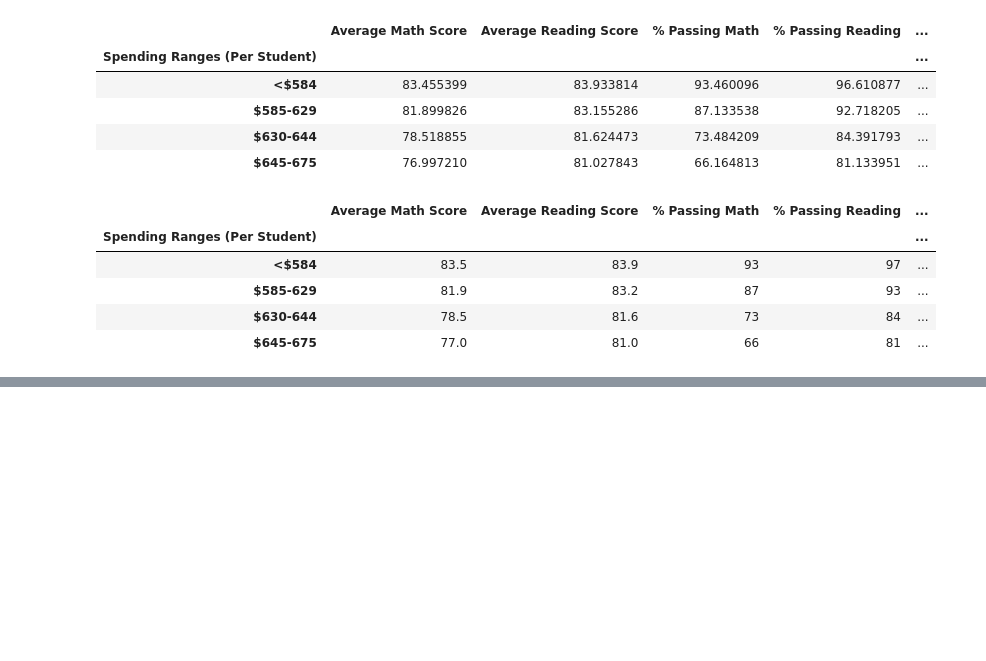
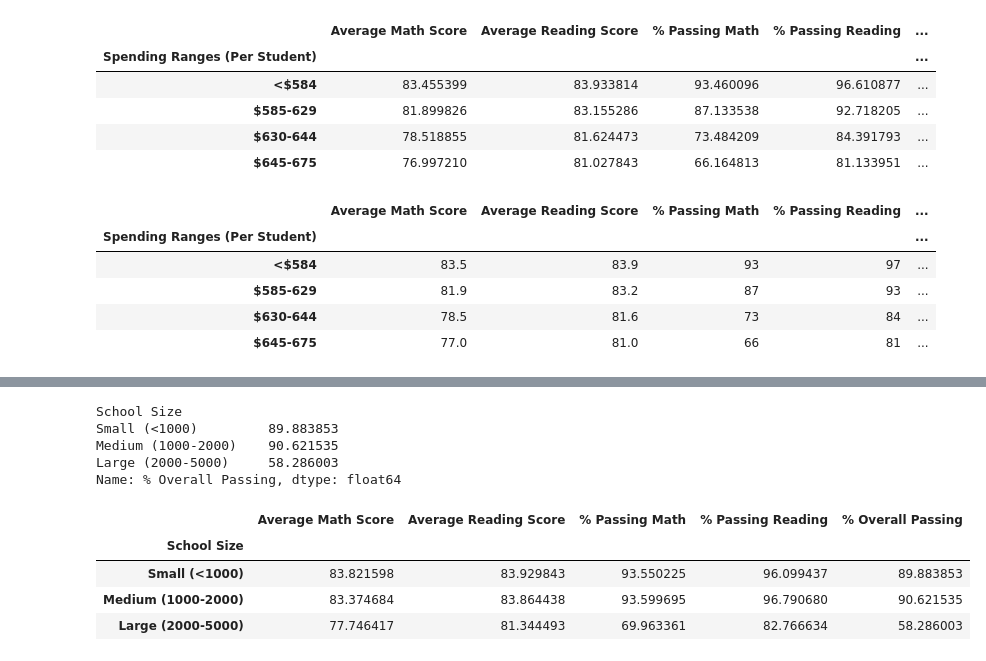
Before and after one commit to amykatherines/School_District_Analysis, a Jupyter notebook: PyCitySchools.ipynb, the cells around one changed output, grey strips where cells are left out. Cells and saved outputs as stored; diff of their text form; code cells hidden in the pictures; blank space fills up the shorter version.

Commit message:
Added size dataframe

```diff
--- a/PyCitySchools.ipynb
+++ b/PyCitySchools.ipynb
@@ -1191,0 +1225,10 @@ spending_summary_df
+# %%
+# Cut / Divide the per_school_counts into sizes
+# First establish the bins, always include 0 or a minimum end to the bucket
+size_bins = [0, 1000, 2000, 5000]
+# Set the names for the groups that the data will be cut into
+group_names =  ["Small (<1000)", "Medium (1000-2000)", "Large (2000-5000)"]
+# Categorize the data into a new column in the existing dataframe
+per_school_summary_df["School Size"] = pd.cut(per_school_counts,size_bins,labels=group_names)
+# Print Results
+per_school_summary_df
@@ -1191,0 +1252,35 @@ spending_summary_df
+# %%
+# Calculate averages for the desired columns.
+size_math_scores = per_school_summary_df.groupby(["School Size"]).mean()["Average Math Score"]
+
+size_reading_scores = per_school_summary_df.groupby(["School Size"]).mean()["Average Reading Score"]
+
+size_passing_math = per_school_summary_df.groupby(["School Size"]).mean()["% Passing Math"]
+
+size_passing_reading = per_school_summary_df.groupby(["School Size"]).mean()["% Passing Reading"]
+
+overall_passing_size = per_school_summary_df.groupby(["School Size"]).mean()["% Overall Passing"]
+
+overall_passing_size
+# %% [output]
+School Size
+Small (<1000)         89.883853
+Medium (1000-2000)    90.621535
+Large (2000-5000)     58.286003
+Name: % Overall Passing, dtype: float64
+# %%
+# Assemble into a new dataframe
+size_summary_df = pd.DataFrame ({
+    "Average Math Score" : size_math_scores,
+          "Average Reading Score": size_reading_scores,
+          "% Passing Math": size_passing_math,
+          "% Passing Reading": size_passing_reading,
+          "% Overall Passing": overall_passing_size})
+
+size_summary_df
+# %% [output]
+|  | Average Math Score | Average Reading Score | % Passing Math | % Passing Reading | % Overall Passing |
+| School Size |  |  |  |  |  |
+| Small (<1000) | 83.821598 | 83.929843 | 93.550225 | 96.099437 | 89.883853 |
+| Medium (1000-2000) | 83.374684 | 83.864438 | 93.599695 | 96.790680 | 90.621535 |
+| Large (2000-5000) | 77.746417 | 81.344493 | 69.963361 | 82.766634 | 58.286003 |
```
Also changed, not shown: parts of 4 cells of this notebook.
